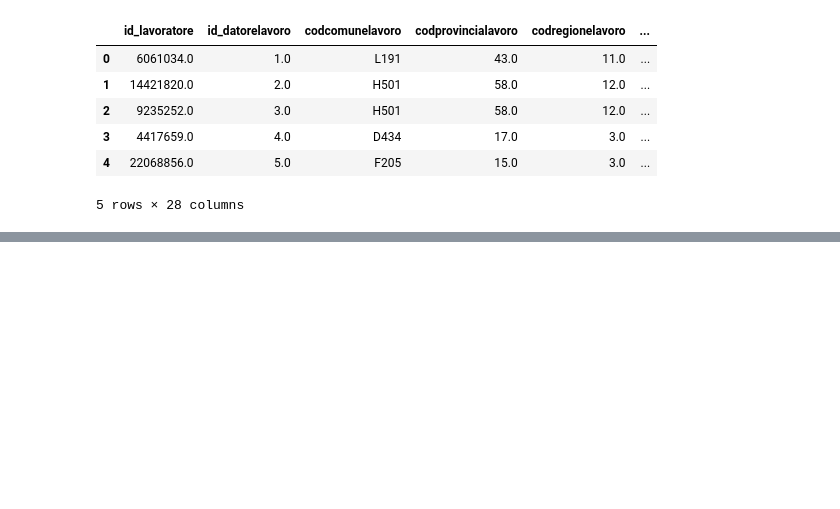
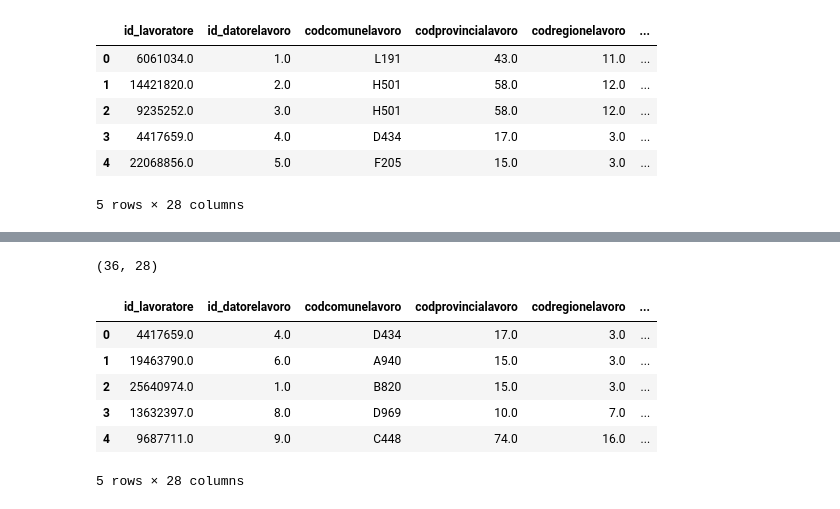
Before and after one commit to giorgiomondauto/TimeSeriesAnalysis, a Jupyter notebook: EDA.ipynb, the cells around one changed output, grey strips where cells are left out. Saved outputs shown, nothing was run; the diff lists cells and outputs as text; code cells hidden in the pictures; blank space fills up the shorter version.

```diff
--- a/EDA.ipynb
+++ b/EDA.ipynb
@@ -59,0 +63,12 @@ Name: codmotivocessazioneco, dtype: int64
+# %%
+print(data_before.shape)
+data_before.head()
+# %% [output]
+(36, 28)
+|  | id_lavoratore | id_datorelavoro | codcomunelavoro | codprovincialavoro | codregionelavoro | ... |
+| 0 | 4417659.0 | 4.0 | D434 | 17.0 | 3.0 | ... |
+| 1 | 19463790.0 | 6.0 | A940 | 15.0 | 3.0 | ... |
+| 2 | 25640974.0 | 1.0 | B820 | 15.0 | 3.0 | ... |
+| 3 | 13632397.0 | 8.0 | D969 | 10.0 | 7.0 | ... |
+| 4 | 9687711.0 | 9.0 | C448 | 74.0 | 16.0 | ... |
+5 rows × 28 columns
```
Also changed, not shown: parts of 24 cells of this notebook.
